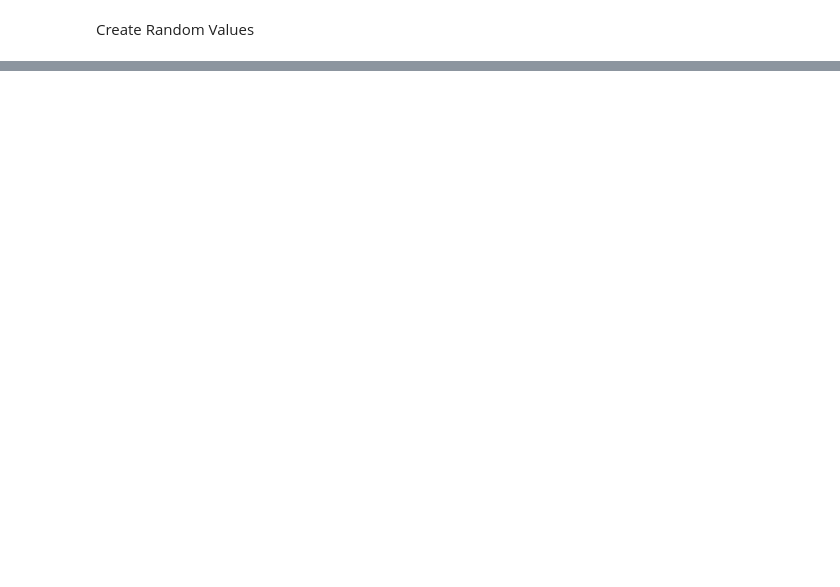
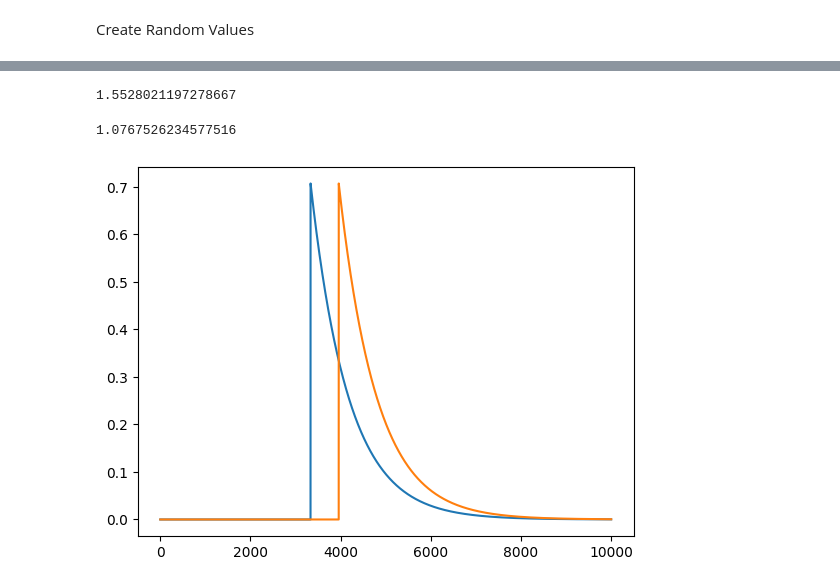
Before and after one commit to polyquantique/Perceval, a Jupyter notebook: perceval/polyquantique/SandboxSimon/Results/ResultsCNOT.ipynb, the cells around one changed output, grey strips where cells are left out. Drawn from its saved outputs; the diff is of its cells as text; code cells hidden in the pictures; blank space fills up the shorter version.

```diff
--- a/perceval/polyquantique/SandboxSimon/Results/ResultsCNOT.ipynb
+++ b/perceval/polyquantique/SandboxSimon/Results/ResultsCNOT.ipynb
@@ -376,3 +385,12 @@ with open('shiftlist.txt','w+') as f:
     f.writelines(str(x_shift))
     f.writelines('\n')
     f.writelines(str(table))
+# %%
+plt.plot(waves.T)
+Ms = (Overlap(waves[0],waves[1],x))**2
+print(2*(1-Ms))
+0.518479/0.481521
+# %% [output]
+1.5528021197278667
+1.0767526234577516
+[figure, added]
```
Also changed, not shown: parts of 6 cells of this notebook, 8 other files.
